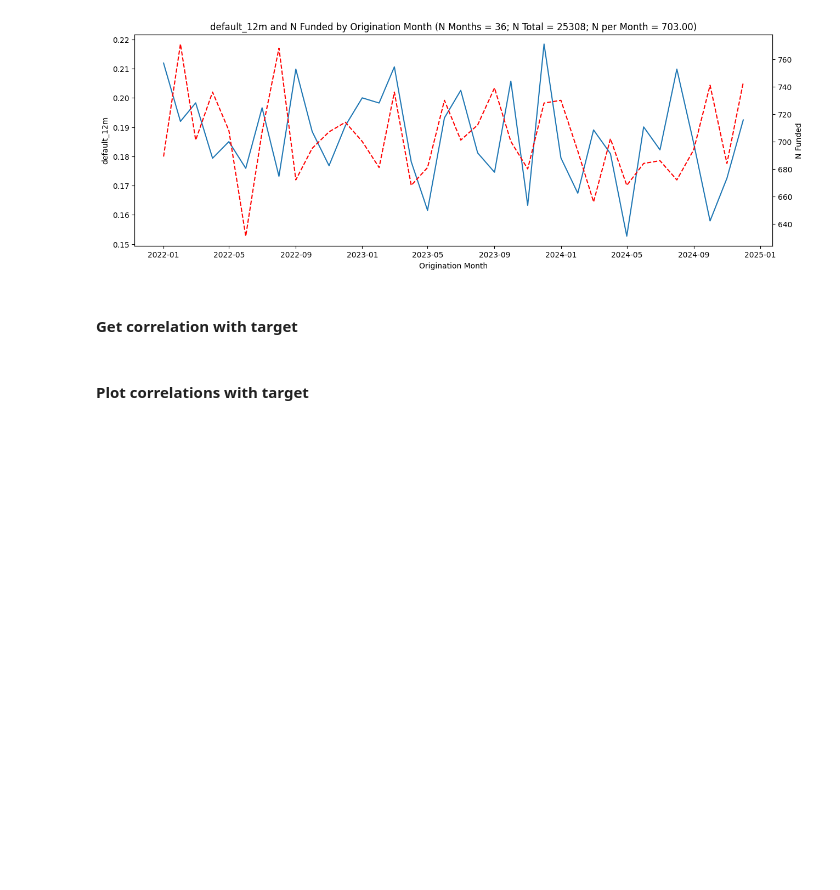
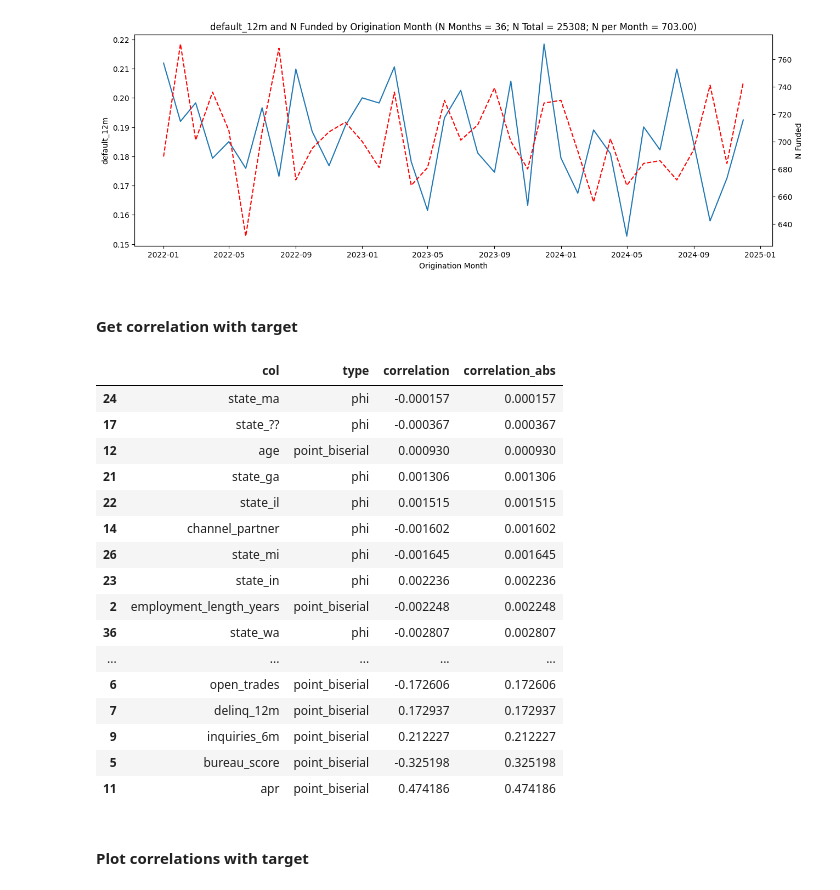
Before and after one commit to aaronengland/credit_risk_model, a Jupyter notebook: 01_eda/notebook.ipynb, the cells around one changed output. Cells and saved outputs as stored; diff of their text form; code cells hidden in the pictures; blank space fills up the shorter version.

```diff
--- a/01_eda/notebook.ipynb
+++ b/01_eda/notebook.ipynb
@@ -265,6 +275,25 @@ cls_eda.plot_target_by_month()
 #### Get correlation with target
 # %%
 cls_eda.correlation_with_target()
+cls_eda.df_corr
+# %% [output]
+|  | col | type | correlation | correlation_abs |
+| 24 | state_ma | phi | -0.000157 | 0.000157 |
+| 17 | state_?? | phi | -0.000367 | 0.000367 |
+| 12 | age | point_biserial | 0.000930 | 0.000930 |
+| 21 | state_ga | phi | 0.001306 | 0.001306 |
+| 22 | state_il | phi | 0.001515 | 0.001515 |
+| 14 | channel_partner | phi | -0.001602 | 0.001602 |
+| 26 | state_mi | phi | -0.001645 | 0.001645 |
+| 23 | state_in | phi | 0.002236 | 0.002236 |
+| 2 | employment_length_years | point_biserial | -0.002248 | 0.002248 |
+| 36 | state_wa | phi | -0.002807 | 0.002807 |
+| ... | ... | ... | ... | ... |
+| 6 | open_trades | point_biserial | -0.172606 | 0.172606 |
+| 7 | delinq_12m | point_biserial | 0.172937 | 0.172937 |
+| 9 | inquiries_6m | point_biserial | 0.212227 | 0.212227 |
+| 5 | bureau_score | point_biserial | -0.325198 | 0.325198 |
+| 11 | apr | point_biserial | 0.474186 | 0.474186 |
 # %% [markdown]
 #### Plot correlations with target
 # %%
```
Also changed, not shown: parts of 5 cells of this notebook, 2 other files.
